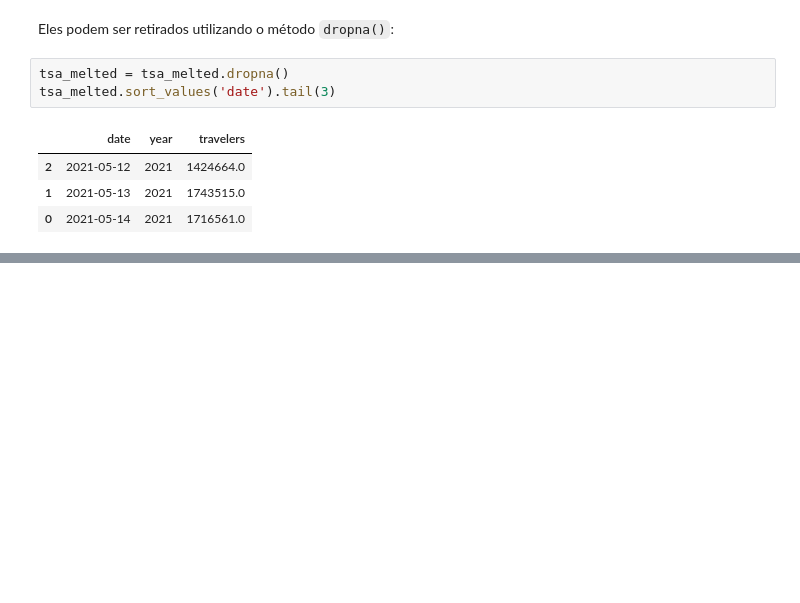
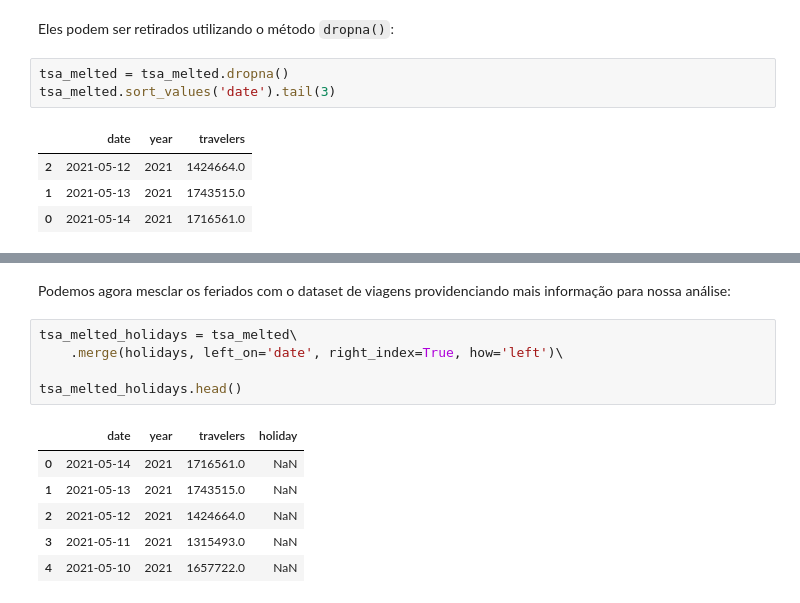
Before and after one commit to nicolas1707/pandas-workshop, a Jupyter notebook: notebooks/Anotações.ipynb, the cells around one changed output, grey strips where cells are left out. Drawn from its saved outputs; the diff is of its cells as text; blank space fills up the shorter version.

```diff
--- a/notebooks/Anotações.ipynb
+++ b/notebooks/Anotações.ipynb
@@ -692,0 +457,14 @@ tsa_melted.sort_values('date').tail(3)
+# %% [markdown]
+Podemos agora mesclar os feriados com o dataset de viagens providenciando mais informação para nossa análise:
+# %%
+tsa_melted_holidays = tsa_melted\
+    .merge(holidays, left_on='date', right_index=True, how='left')\
+
+tsa_melted_holidays.head()
+# %% [output]
+|  | date | year | travelers | holiday |
+| 0 | 2021-05-14 | 2021 | 1716561.0 | NaN |
+| 1 | 2021-05-13 | 2021 | 1743515.0 | NaN |
+| 2 | 2021-05-12 | 2021 | 1424664.0 | NaN |
+| 3 | 2021-05-11 | 2021 | 1315493.0 | NaN |
+| 4 | 2021-05-10 | 2021 | 1657722.0 | NaN |
```
Also changed, not shown: parts of 55 cells of this notebook.
